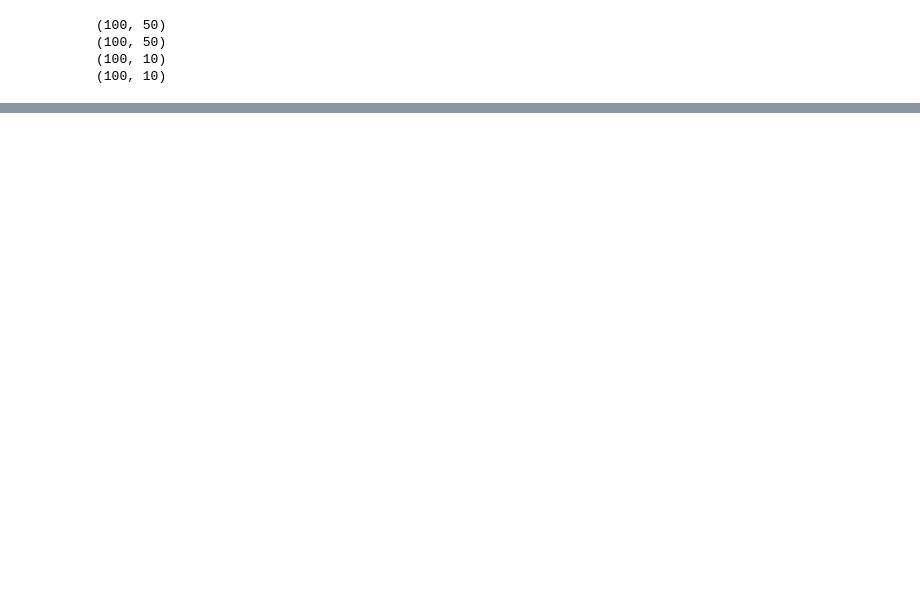
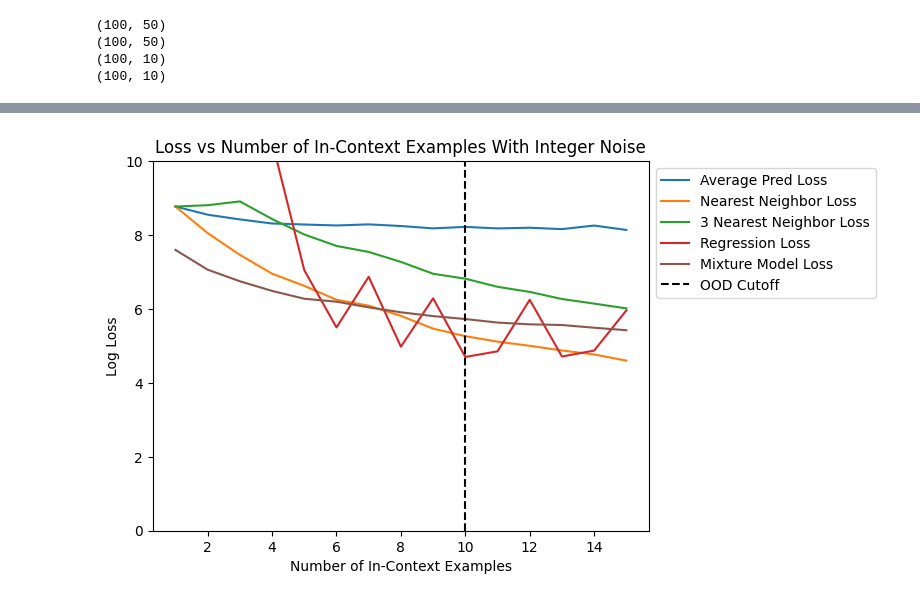
Before and after one commit to joe-alarcon/cs182_project, a Jupyter notebook: notebooks/baselines.ipynb, the cells around one changed output, grey strips where cells are left out. Cells and saved outputs as stored; diff of their text form; code cells hidden in the pictures; blank space fills up the shorter version.

```diff
--- a/notebooks/baselines.ipynb
+++ b/notebooks/baselines.ipynb
@@ -462,0 +530,22 @@ plt.show()
+# %%
+mixture_model_losses = [1993.62, 1168.21, 853.4666666666667, 657.43, 531.932, 491.41, 421.2914285714286, 368.665, 332.4711111111111, 307.142, 279.24545454545455, 266.17, 261.2846153846154, 242.82714285714286, 226.97066666666666]
+# mixture_model_losses = [1993.62, 342.8, 223.98, 69.32, 29.94, 288.8, 0.58, 0.28, 42.92, 79.18, 0.28, 122.34, 202.66, 2.88, 4.98]
+# %%
+desired_data_lenght = 15
+
+plt.plot(range(1, desired_data_lenght+1), np.log(average_lossses[:desired_data_lenght]), label='Average Pred Loss')
+plt.plot(range(1, desired_data_lenght+1), np.log(nearest_neighbors_losses[:desired_data_lenght]), label='Nearest Neighbor Loss')
+plt.plot(range(1, desired_data_lenght+1), np.log(nearest_neighbors_3_losses[:desired_data_lenght]), label='3 Nearest Neighbor Loss')
+plt.plot(range(1, desired_data_lenght+1), np.log(regression_losses[:desired_data_lenght]), label='Regression Loss')
+# plt.plot(range(1, desired_data_lenght+1), np.log(base_model_losses[:desired_data_lenght]), label='Base Model Loss')
+plt.plot(range(1, desired_data_lenght+1), np.log(mixture_model_losses[:desired_data_lenght]), label='Mixture Model Loss', color='tab:brown')
+# plt.axvline(x=10, color='black', linestyle='--', label='OOD Cutoff')
+plt.axvline(x=10, color='black', linestyle='--', label='OOD Cutoff')
+plt.ylim(0, 10)
+plt.xlabel('Number of In-Context Examples')
+plt.ylabel('Log Loss')
+plt.title('Loss vs Number of In-Context Examples With Integer Noise')
+plt.legend(loc='upper left', bbox_to_anchor=(1, 1))
+plt.show()
+# %% [output]
+[figure, added]
```
Also changed, not shown: parts of 15 cells of this notebook, 5 other files.
